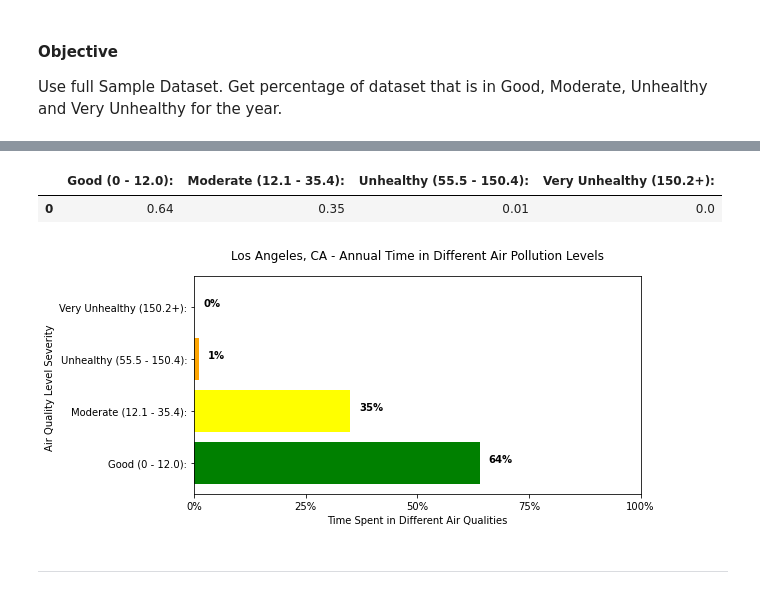
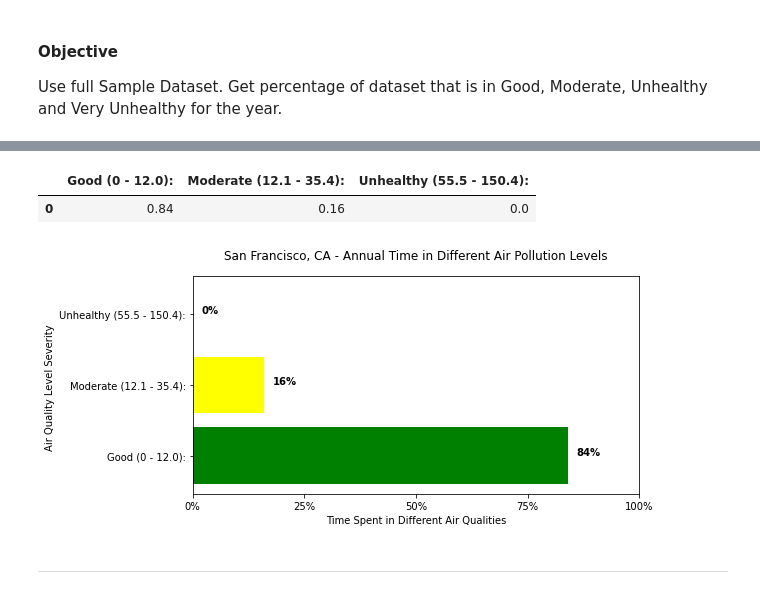
Before and after one commit to wetseng/air-pollution-analysis, a Jupyter notebook: 051720_cp_CA_SF_Annual_Hourly_Air_analysis.ipynb, the cells around one changed output, grey strips where cells are left out. Drawn from its saved outputs; the diff is of its cells as text; code cells hidden in the pictures.

```diff
--- a/051720_cp_CA_SF_Annual_Hourly_Air_analysis.ipynb
+++ b/051720_cp_CA_SF_Annual_Hourly_Air_analysis.ipynb
@@ -24,7 +24,7 @@ import os
 Import saved csv. CSV includes data generated from 'StateCountySampleDataDF()' function.
 # %%
 # Import from .CSV
-california_df = pd.read_csv("./csv_data/california_losangeles.csv")
+california_df = pd.read_csv("./csv_data/california_sanfrancisco.csv")
 # %%
 # Verify california is in dataframe
 assert california_df['state'][0] == 'California'
@@ -69,7 +68,7 @@ california_filtered_df=california_filtered_df[['county','site_number','sample_me
 # Drop nan values and empty values
 california_filtered_df=california_filtered_df.dropna()
 # Remove all numbers below 0 and above 400
-california_filtered_df=california_filtered_df[(california_filtered_df[['sample_measurement']] > 0).all(axis=1) & (california_filtered_df[['sample_measurement']] < 400).all(axis=1)]
+california_filtered_df=california_filtered_df[(california_filtered_df[['sample_measurement']] > 0).all(axis=1) & (california_filtered_df[['sample_measurement']] < 200).all(axis=1)]
 
 ca_filtered_noIndexChange = california_filtered_df
 # %%
@@ -146,7 +144,6 @@ living_in_air_pollution_percentage = []
 living_in_air_pollution_percentage.append(california_clean_data['color'].value_counts()[0]/california_clean_data['color'].value_counts().sum())
 living_in_air_pollution_percentage.append(california_clean_data['color'].value_counts()[1]/california_clean_data['color'].value_counts().sum())
 living_in_air_pollution_percentage.append(california_clean_data['color'].value_counts()[2]/california_clean_data['color'].value_counts().sum())
-living_in_air_pollution_percentage.append(california_clean_data['color'].value_counts()[3]/california_clean_data['color'].value_counts().sum())
 # %%
 # Round value.
 round_value = [round(num, 2) for num in living_in_air_pollution_percentage]
@@ -166,8 +162,8 @@ percentage_rounded
 percentage_rounded_df = pd.DataFrame(percentage_rounded)
 percentage_rounded_df
 # %% [output]
-|  | Good (0 - 12.0): | Moderate (12.1 - 35.4): | Unhealthy (55.5 - 150.4): | Very Unhealthy (150.2+): |
-| 0 | 0.64 | 0.35 | 0.01 | 0.0 |
+|  | Good (0 - 12.0): | Moderate (12.1 - 35.4): | Unhealthy (55.5 - 150.4): |
+| 0 | 0.84 | 0.16 | 0.0 |
 # %%
 # Get column names
 res_columns=percentage_rounded_df.columns
@@ -190,33 +186,33 @@ formatter = FuncFormatter(currency)
 # %%
 # Plot Percentage of time spent in different air quality.
 fig, ax = plt.subplots(figsize=(8, 4))
 ax.barh(res_columns,results, color=('green','yellow','orange','red'))
 labels = ax.get_xticklabels()
 
 plt.setp(labels,
          horizontalalignment='center')
 
 # Add a vertical line, here we set the style in the function call
 #ax.axvline(group_means,ls='--', color='r')
 
 # Text values next to bars
 for i, v in enumerate(results):
     ax.text(v + .02, i + .01, ('{:.0%}'.format(v)), color='black', fontweight='bold')
 
 # Move title higher
 ax.title.set(y=1.05)
 
 ax.set(xlabel='Time Spent in Different Air Qualities',
        ylabel='Air Quality Level Severity ',
-       title='Los Angeles, CA - Annual Time in Different Air Pollution Levels')
+       title='San Francisco, CA - Annual Time in Different Air Pollution Levels')
 ax.xaxis.set_major_formatter(formatter)
 
 # Set xticks range
 ax.set_xticks([0.0, .25, .5, .75, 1.0])
-plt.savefig("./Images/LA_Annual_TimeInPollution_bar.png")
+plt.savefig("./Images/SF_Annual_TimeInPollution_bar.png")
 plt.show()
 # %% [output]
-[figure, old version]
+[figure, new version]
 # %% [markdown]
 ---------
 # %% [markdown]
```
Also changed, not shown: parts of 37 cells of this notebook, 11 other files.
